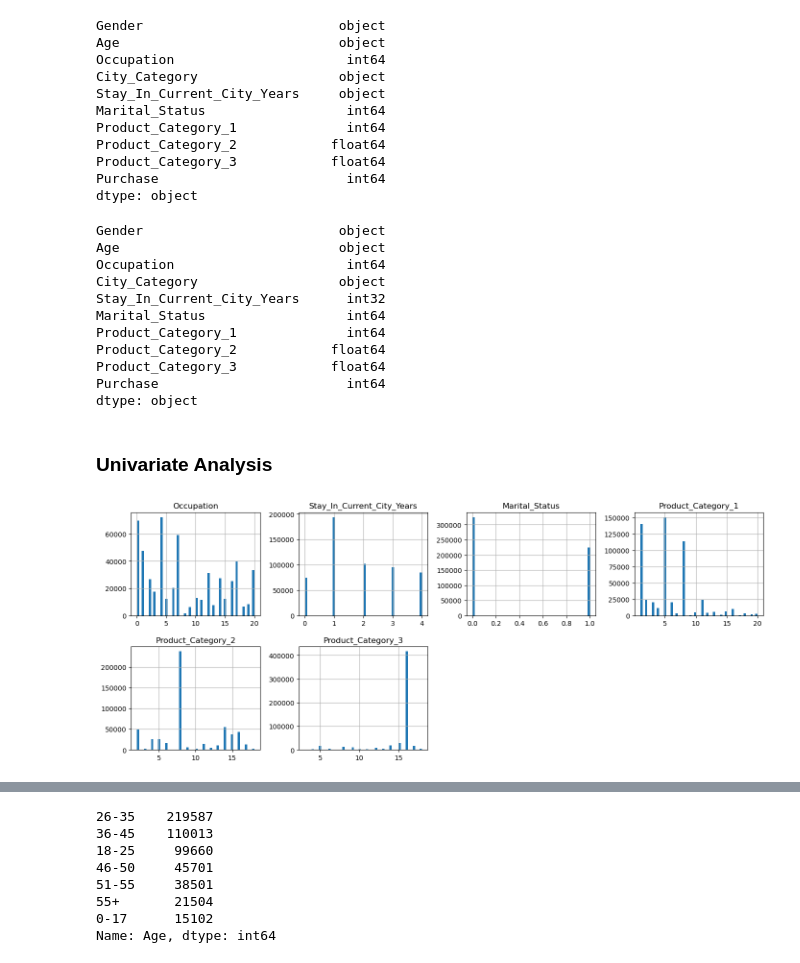
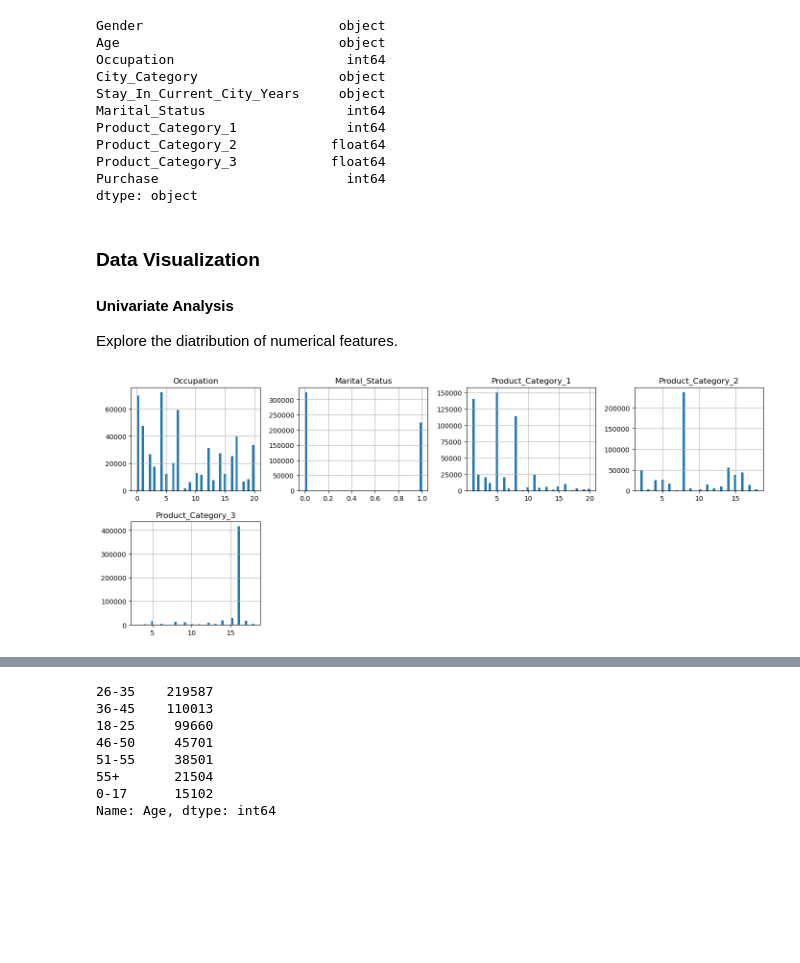
Before and after one commit to tharangachaminda/Black_Friday_Purchase, a Jupyter notebook: black_friday.ipynb, the cells around one changed output, grey strips where cells are left out. Drawn from its saved outputs; the diff is of its cells as text; code cells hidden in the pictures; blank space fills up the shorter version.

Commit message:
charts and observations improved. Crosstabs added

```diff
--- a/black_friday.ipynb
+++ b/black_friday.ipynb
@@ -224,22 +249,11 @@ df['Stay_In_Current_City_Years'] = df['Stay_In_Current_City_Years'].astype(int)
-# %%
-df.dtypes
-# %% [output]
-Gender                         object
-Age                            object
-Occupation                      int64
-City_Category                  object
-Stay_In_Current_City_Years      int32
-Marital_Status                  int64
-Product_Category_1              int64
-Product_Category_2            float64
-Product_Category_3            float64
-Purchase                        int64
-dtype: object
 # %% [markdown]
-### Univariate Analysis
+<a id="visualization"></a>
+### Data Visualization
+#### Univariate Analysis
+Explore the diatribution of numerical features.
 # %%
-columns = list(df)[0:-1] # select first 8 colums
+columns = list(df.drop('Purchase', axis=1)) # select first 8 colums
 df[columns].hist(bins=50, figsize=(17, 50), layout=(14, 4))
 plt.show()
 # %% [output]
-[figure, old version]
+[figure, new version]
```
Also changed, not shown: parts of 66 cells of this notebook.
